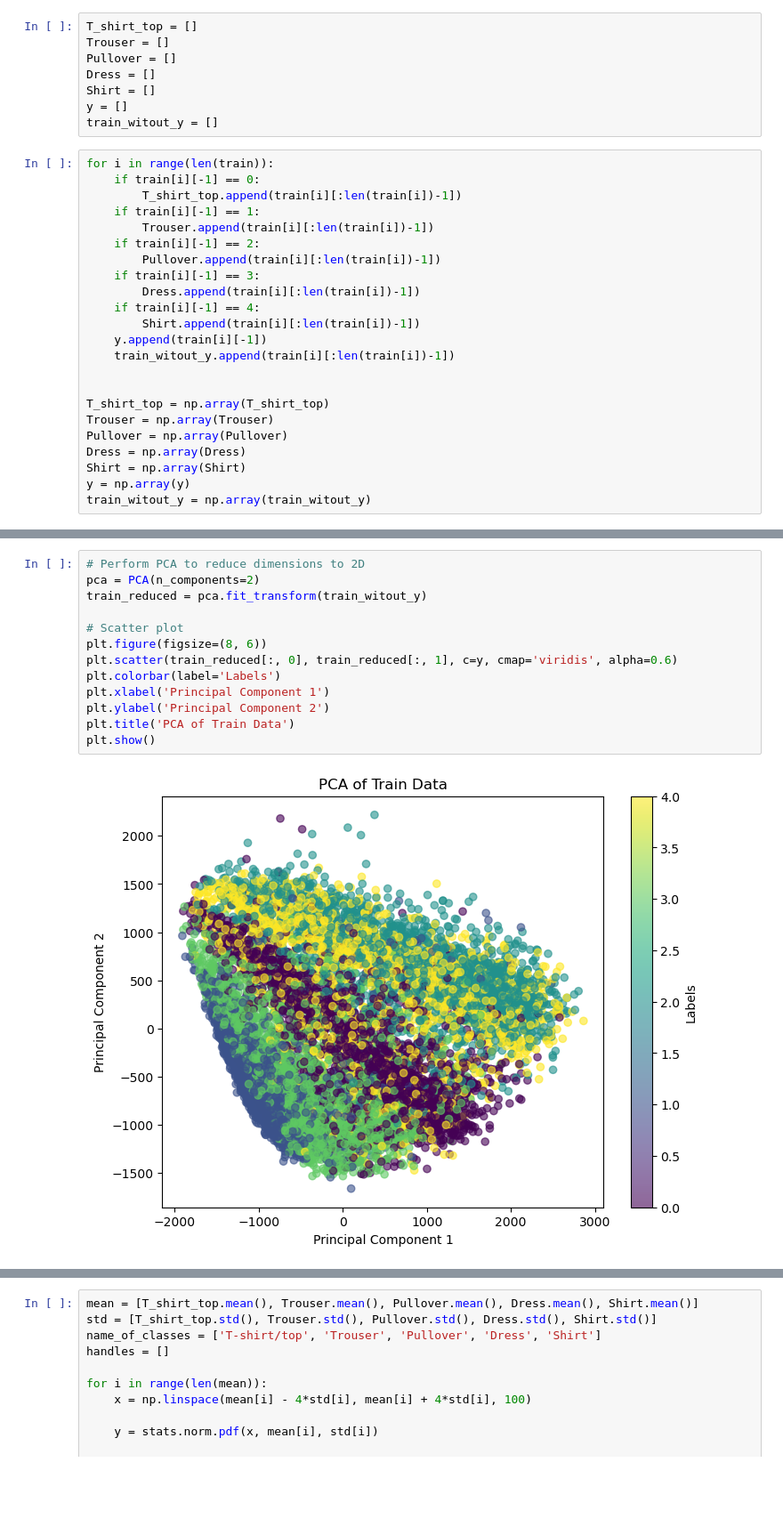
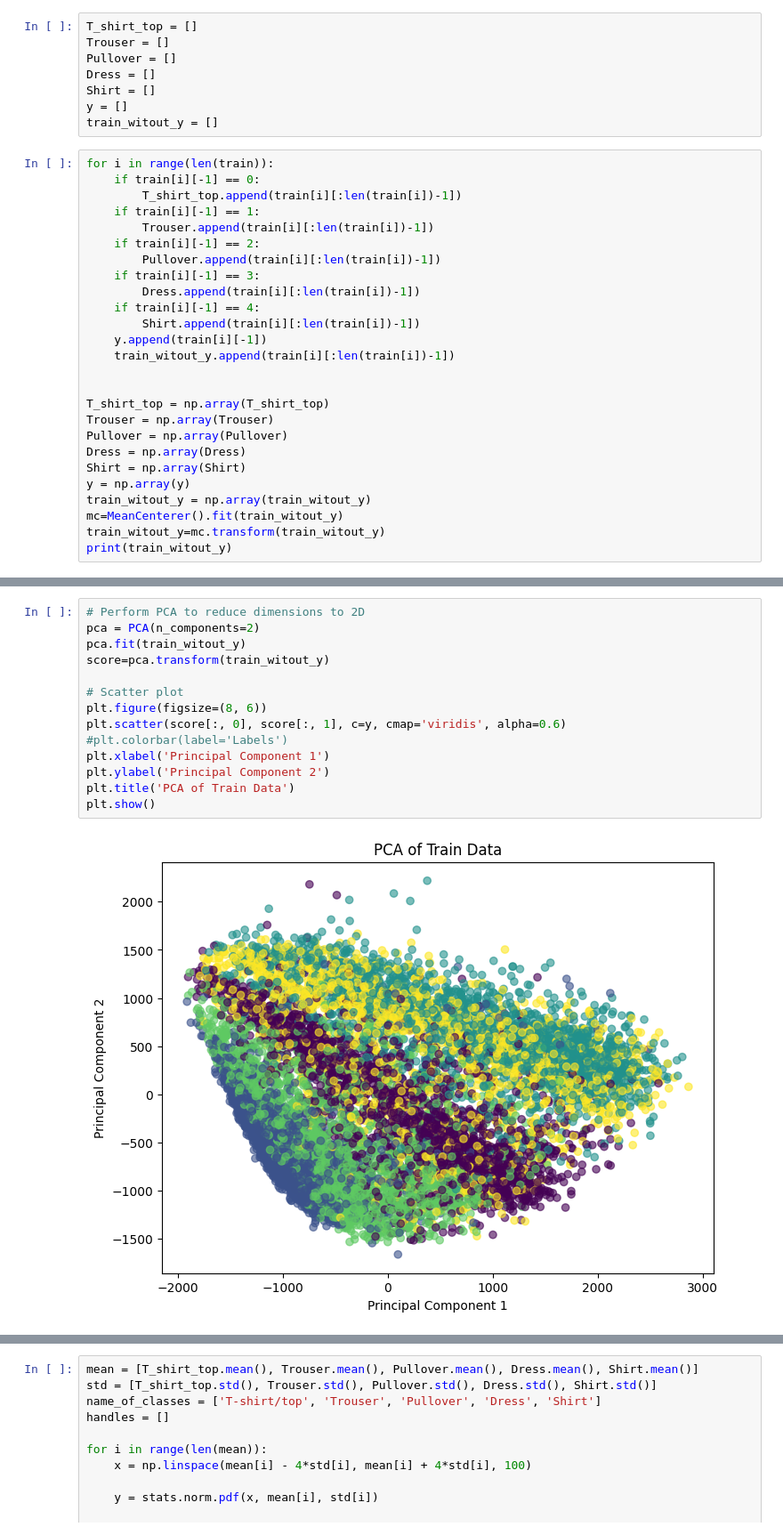
Before and after one commit to ikradnegyhusz/clothing_classifier, a Jupyter notebook: exploratory_data.ipynb, the cells around one changed output, grey strips where cells are left out. Shown at 89% size. Cells and saved outputs as stored; diff of their text form; blank space fills up the shorter version.

Commit message:
exploratory data analysis plots

```diff
--- a/exploratory_data.ipynb
+++ b/exploratory_data.ipynb
@@ -47,3 +48,6 @@ Dress = np.array(Dress)
 Shirt = np.array(Shirt)
 y = np.array(y)
 train_witout_y = np.array(train_witout_y)
+mc=MeanCenterer().fit(train_witout_y)
+train_witout_y=mc.transform(train_witout_y)
+print(train_witout_y)
@@ -50,15 +74,16 @@ train_witout_y = np.array(train_witout_y)
 # %%
 # Perform PCA to reduce dimensions to 2D
 pca = PCA(n_components=2)
-train_reduced = pca.fit_transform(train_witout_y)
+pca.fit(train_witout_y)
+score=pca.transform(train_witout_y)
 
 # Scatter plot
 plt.figure(figsize=(8, 6))
-plt.scatter(train_reduced[:, 0], train_reduced[:, 1], c=y, cmap='viridis', alpha=0.6)
-plt.colorbar(label='Labels')
+plt.scatter(score[:, 0], score[:, 1], c=y, cmap='viridis', alpha=0.6)
+#plt.colorbar(label='Labels')
 plt.xlabel('Principal Component 1')
 plt.ylabel('Principal Component 2')
 plt.title('PCA of Train Data')
 plt.show()
 # %% [output]
-[figure, old version]
+[figure, new version]
```
Also changed, not shown: parts of 11 cells of this notebook, 3 other files.
